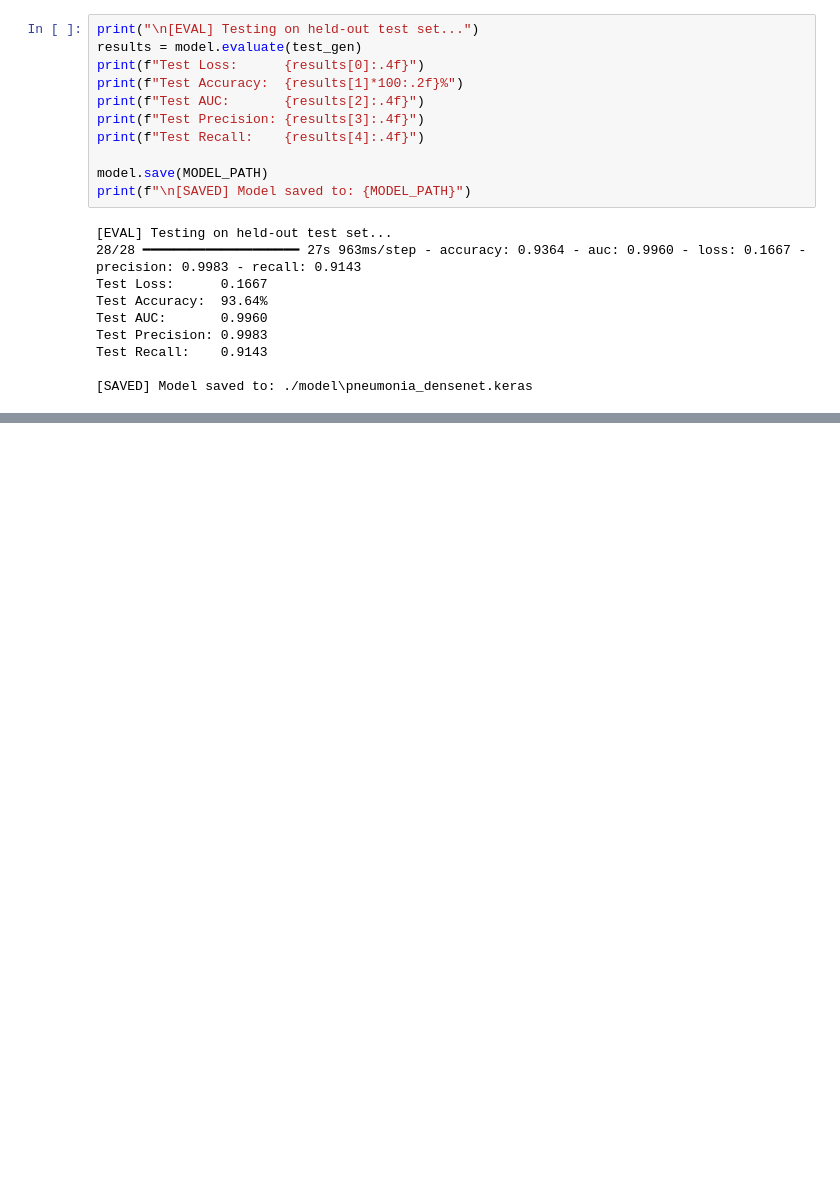
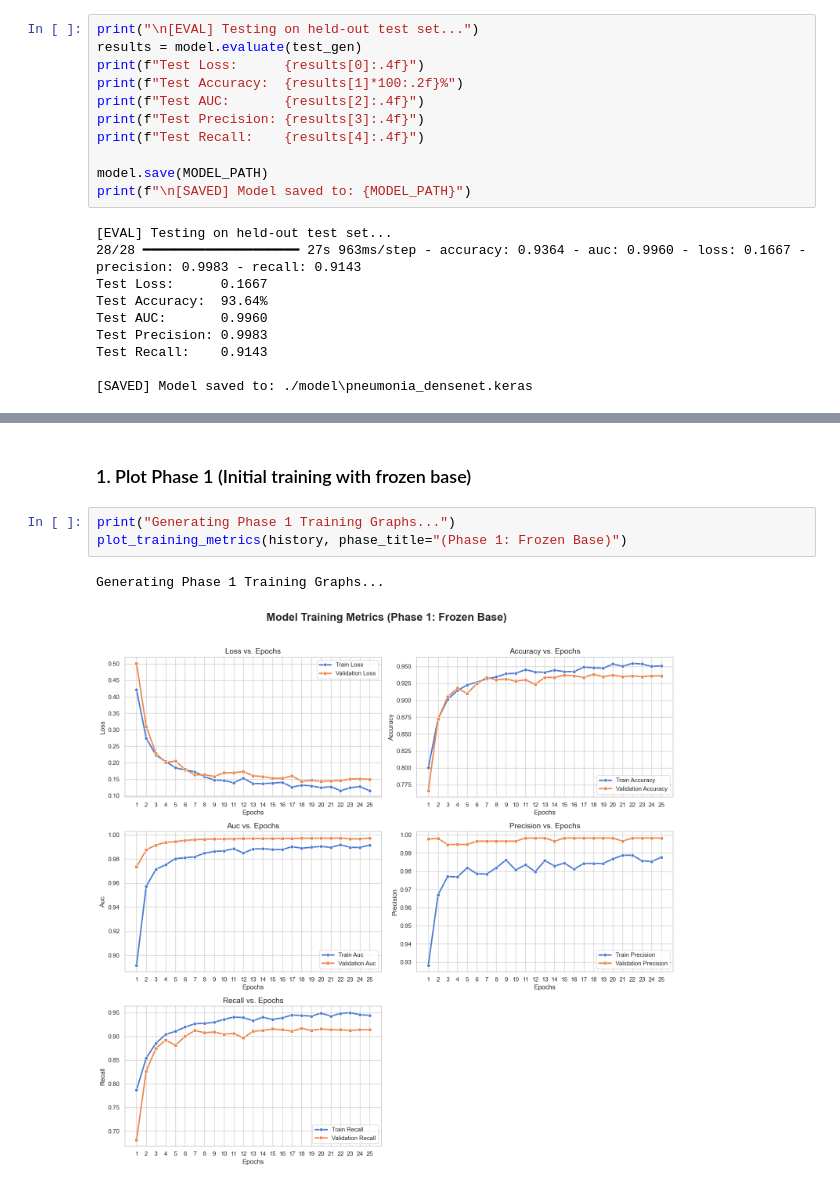
Before and after one commit to Maddox24425/Major-Project, a Jupyter notebook: Model_Train.ipynb, the cells around one changed output, grey strips where cells are left out. Cells and saved outputs as stored; diff of their text form; blank space fills up the shorter version.

```diff
--- a/Model_Train.ipynb
+++ b/Model_Train.ipynb
@@ -237,0 +297,8 @@ Test Recall:    0.9143
+# %% [markdown]
+### 1. Plot Phase 1 (Initial training with frozen base)
+# %%
+print("Generating Phase 1 Training Graphs...")
+plot_training_metrics(history, phase_title="(Phase 1: Frozen Base)")
+# %% [output]
+Generating Phase 1 Training Graphs...
+[figure, added]
```
Also changed, not shown: parts of 5 cells of this notebook.
